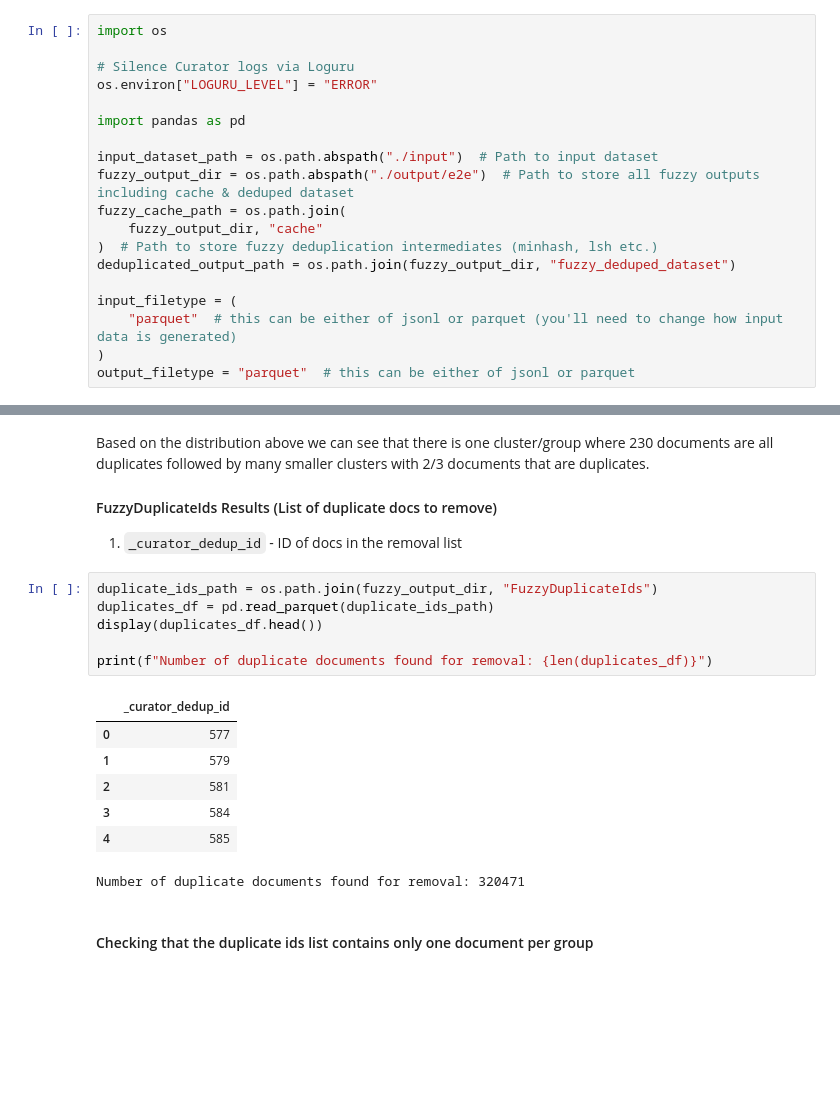
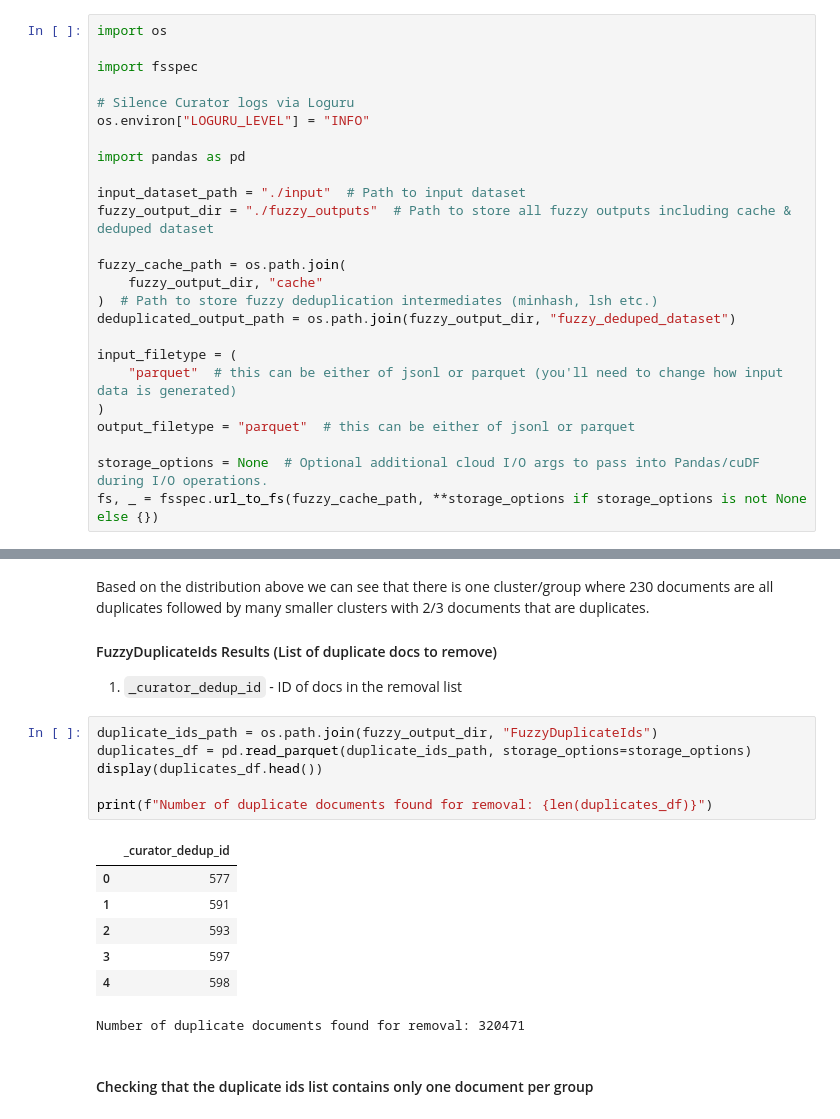
Before and after one commit to ayushdg/NeMo-Curator, a Jupyter notebook: tutorials/text/deduplication/fuzzy/fuzzy_e2e.ipynb, the cells around one changed output, grey strips where cells are left out. Saved outputs shown, nothing was run; the diff lists cells and outputs as text; blank space fills up the shorter version.

```diff
--- a/tutorials/text/deduplication/fuzzy/fuzzy_e2e.ipynb
+++ b/tutorials/text/deduplication/fuzzy/fuzzy_e2e.ipynb
@@ -17,13 +18,16 @@ We also allow users to also run these steps independently, which will be covered
 # %%
 import os
 
+import fsspec
+
 # Silence Curator logs via Loguru
-os.environ["LOGURU_LEVEL"] = "ERROR"
+os.environ["LOGURU_LEVEL"] = "INFO"
 
 import pandas as pd
 
-input_dataset_path = os.path.abspath("./input")  # Path to input dataset
-fuzzy_output_dir = os.path.abspath("./output/e2e")  # Path to store all fuzzy outputs including cache & deduped dataset
+input_dataset_path = "./input"  # Path to input dataset
+fuzzy_output_dir = "./fuzzy_outputs"  # Path to store all fuzzy outputs including cache & deduped dataset
+
 fuzzy_cache_path = os.path.join(
     fuzzy_output_dir, "cache"
 )  # Path to store fuzzy deduplication intermediates (minhash, lsh etc.)
@@ -33,3 +37,6 @@ input_filetype = (
     "parquet"  # this can be either of jsonl or parquet (you'll need to change how input data is generated)
 )
 output_filetype = "parquet"  # this can be either of jsonl or parquet
+
+storage_options = None  # Optional additional cloud I/O args to pass into Pandas/cuDF during I/O operations.
+fs, _ = fsspec.url_to_fs(fuzzy_cache_path, **storage_options if storage_options is not None else {})
@@ -267,17 +302,17 @@ Based on the distribution above we can see that there is one cluster/group where
 1. `_curator_dedup_id` - ID of docs in the removal list
 # %%
 duplicate_ids_path = os.path.join(fuzzy_output_dir, "FuzzyDuplicateIds")
-duplicates_df = pd.read_parquet(duplicate_ids_path)
+duplicates_df = pd.read_parquet(duplicate_ids_path, storage_options=storage_options)
 display(duplicates_df.head())
 
 print(f"Number of duplicate documents found for removal: {len(duplicates_df)}")
 # %% [output]
 |  | _curator_dedup_id |
 | 0 | 577 |
-| 1 | 579 |
-| 2 | 581 |
-| 3 | 584 |
-| 4 | 585 |
+| 1 | 591 |
+| 2 | 593 |
+| 3 | 597 |
+| 4 | 598 |
 Number of duplicate documents found for removal: 320471
 # %% [markdown]
 #### Checking that the duplicate ids list contains only one document per group
```
Also changed, not shown: parts of 16 cells of this notebook.
